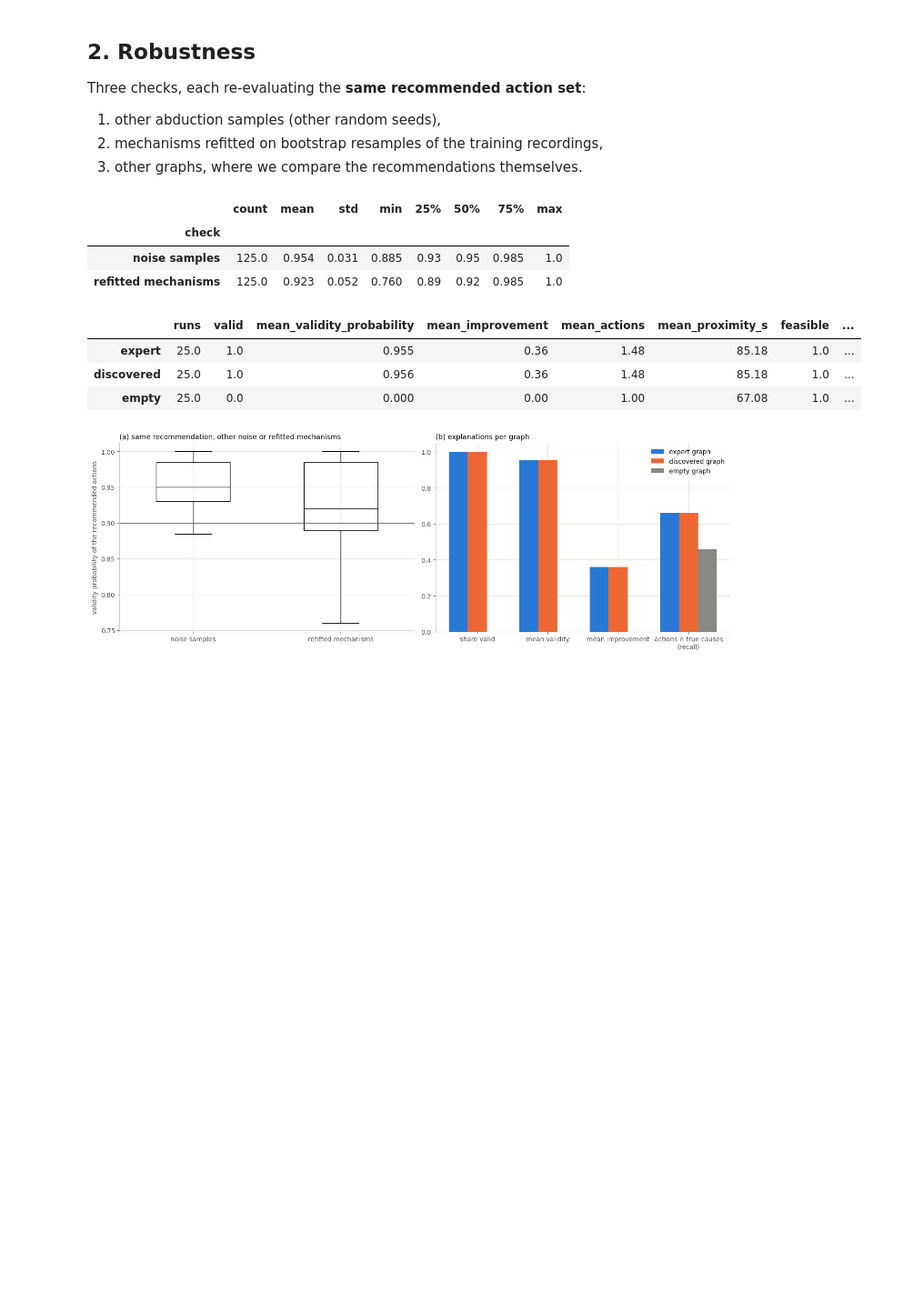
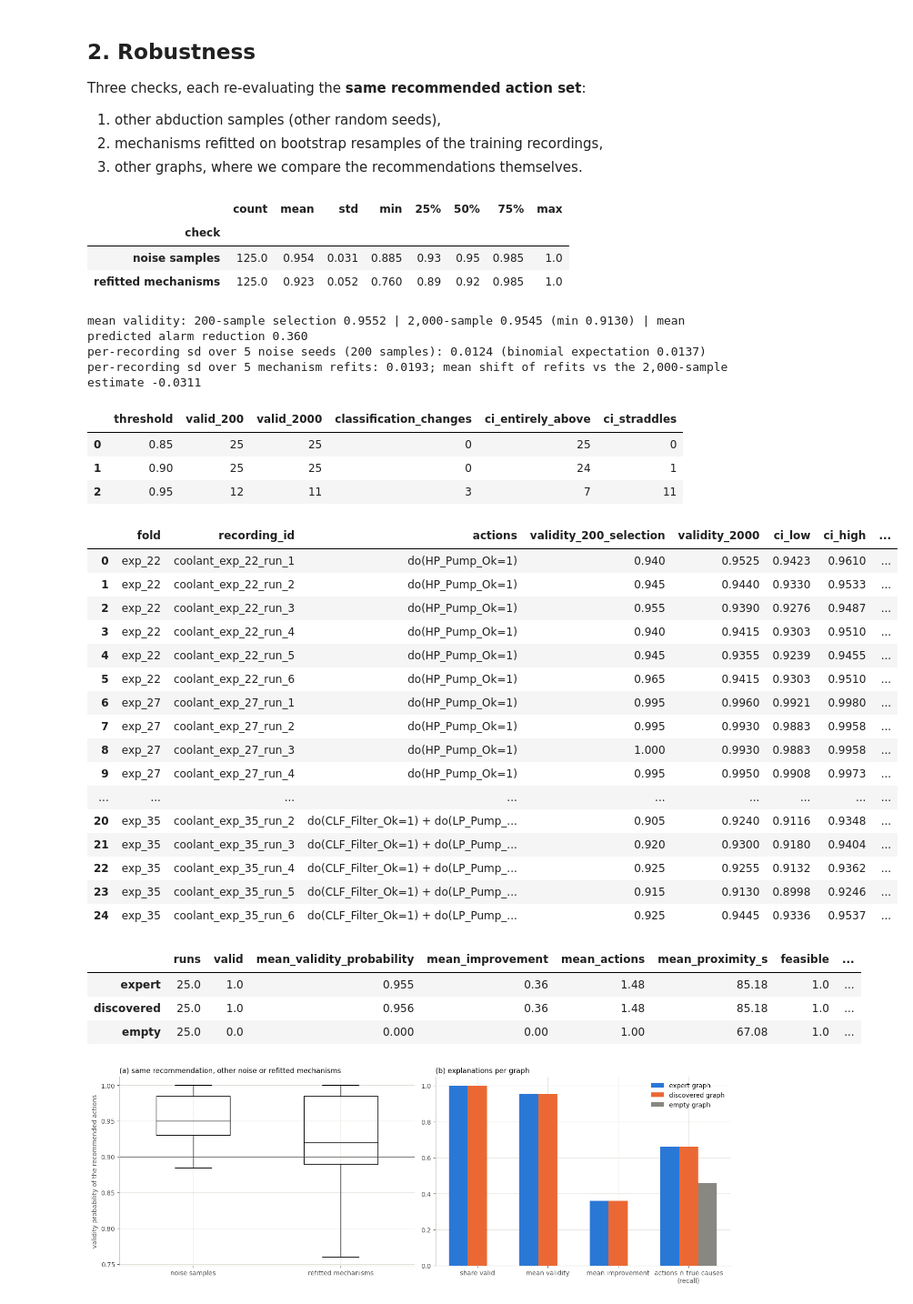
Before and after one commit to shweta-dataverse/causalAI-failure-prevention, a Jupyter notebook: notebooks/08_Counterfactual_XAI.ipynb, the cells around one changed output. Shown at 91% size. Drawn from its saved outputs; the diff is of its cells as text; code cells hidden in the pictures; blank space fills up the shorter version.

```diff
--- a/notebooks/08_Counterfactual_XAI.ipynb
+++ b/notebooks/08_Counterfactual_XAI.ipynb
@@ -295,6 +351,77 @@ robustness.groupby('check').validity_probability.describe().round(3)
 | check |  |  |  |  |  |  |  |  |
 | noise samples | 125.0 | 0.954 | 0.031 | 0.885 | 0.93 | 0.95 | 0.985 | 1.0 |
 | refitted mechanisms | 125.0 | 0.923 | 0.052 | 0.760 | 0.89 | 0.92 | 0.985 | 1.0 |
+# %%
+# independent monte carlo check: the selected action sets (not reselected) with 2,000 fresh abducted worlds each
+# (10 batches of 200 from one fixed seed); wilson 95% intervals are monte carlo uncertainty given the fitted scm
+def wilson(k, n, z=1.96):
+    p = k / n
+    centre = (p + z * z / (2 * n)) / (1 + z * z / n)
+    half = z * np.sqrt(p * (1 - p) / n + z * z / (4 * n * n)) / (1 + z * z / n)
+    return centre - half, centre + half
+
+mc_rows = []
+for (_, r), child in zip(explanations.iterrows(), np.random.SeedSequence(20261022).spawn(len(explanations))):
+    fold, rid = r.fold, r.recording_id
+    series = sc.recording_series(view_data, rid)
+    ranking = rankings[rankings.recording_id == rid]
+    detection = dict(zip(ranking.variable, ranking.detection_step))
+    chosen = [a.split('=')[0].removeprefix('do(') for a in r.actions.split(' + ')]
+    acts = [itv.Action(v, itv.allowed_value(v), max(1, detection[v])) for v in chosen]
+    window = rca.analysis_window(series, ALARMS, INTERVAL)
+    recorded = {v for v in series if not np.isnan(series[v]).all()}
+    outcome = [o.strip() for o in r.outcome_alarms.split(',') if o.strip()]
+    batches = [cfx.counterfactual(scms[fold], series, acts, outcome, window[0], 200, np.random.default_rng(b), recorded)
+               for b in child.spawn(10)]
+    k = int(round(sum(b.validity_probability for b in batches) * 200))
+    low, high = wilson(k, 2000)
+    mc_rows.append({'fold': fold, 'recording_id': rid, 'actions': r.actions, 'validity_200_selection': r.validity_probability,
+                    'validity_2000': k / 2000, 'ci_low': low, 'ci_high': high,
+                    'improvement_200': r.improvement, 'improvement_2000': float(np.mean([b.improvement for b in batches]))})
+mc = pd.DataFrame(mc_rows)
+ev.save_table(mc, f'08_{SUBSYSTEM}_validity_2000')
+print(f'mean validity: 200-sample selection {mc.validity_200_selection.mean():.4f} | 2,000-sample {mc.validity_2000.mean():.4f} '
+      f'(min {mc.validity_2000.min():.4f}) | mean predicted alarm reduction {mc.improvement_2000.mean():.3f}')
+thresholds = pd.DataFrame([{'threshold': t, 'valid_200': int((mc.validity_200_selection >= t).sum()),
+                            'valid_2000': int((mc.validity_2000 >= t).sum()),
+                            'classification_changes': int(((mc.validity_200_selection >= t) != (mc.validity_2000 >= t)).sum()),
+                            'ci_entirely_above': int((mc.ci_low >= t).sum()),
+                            'ci_straddles': int(((mc.ci_low < t) & (mc.ci_high >= t)).sum())} for t in (0.85, 0.90, 0.95)])
+ev.save_table(thresholds, f'08_{SUBSYSTEM}_validity_thresholds')
+# monte carlo spread (other noise, same scm) vs mechanism-estimation spread (refitted scms), from the robustness table
+spread = robustness.groupby(['recording_id', 'check']).validity_probability.agg(['mean', 'std']).unstack('check')
+mc_i = mc.set_index('recording_id')
+print(f"per-recording sd over 5 noise seeds (200 samples): {spread[('std', 'noise samples')].mean():.4f} "
+      f"(binomial expectation {np.sqrt(mc_i.validity_2000 * (1 - mc_i.validity_2000) / 200).mean():.4f})")
+print(f"per-recording sd over 5 mechanism refits: {spread[('std', 'refitted mechanisms')].mean():.4f}; "
+      f"mean shift of refits vs the 2,000-sample estimate {(spread[('mean', 'refitted mechanisms')] - mc_i.validity_2000).mean():+.4f}")
+display(thresholds)
+mc.round(4)
+# %% [output]
+mean validity: 200-sample selection 0.9552 | 2,000-sample 0.9545 (min 0.9130) | mean predicted alarm reduction 0.360
+per-recording sd over 5 noise seeds (200 samples): 0.0124 (binomial expectation 0.0137)
+per-recording sd over 5 mechanism refits: 0.0193; mean shift of refits vs the 2,000-sample estimate -0.0311
+|  | threshold | valid_200 | valid_2000 | classification_changes | ci_entirely_above | ci_straddles |
+| 0 | 0.85 | 25 | 25 | 0 | 25 | 0 |
+| 1 | 0.90 | 25 | 25 | 0 | 24 | 1 |
+| 2 | 0.95 | 12 | 11 | 3 | 7 | 11 |
+|  | fold | recording_id | actions | validity_200_selection | validity_2000 | ci_low | ci_high | ... |
+| 0 | exp_22 | coolant_exp_22_run_1 | do(HP_Pump_Ok=1) | 0.940 | 0.9525 | 0.9423 | 0.9610 | ... |
+| 1 | exp_22 | coolant_exp_22_run_2 | do(HP_Pump_Ok=1) | 0.945 | 0.9440 | 0.9330 | 0.9533 | ... |
+| 2 | exp_22 | coolant_exp_22_run_3 | do(HP_Pump_Ok=1) | 0.955 | 0.9390 | 0.9276 | 0.9487 | ... |
+| 3 | exp_22 | coolant_exp_22_run_4 | do(HP_Pump_Ok=1) | 0.940 | 0.9415 | 0.9303 | 0.9510 | ... |
+| 4 | exp_22 | coolant_exp_22_run_5 | do(HP_Pump_Ok=1) | 0.945 | 0.9355 | 0.9239 | 0.9455 | ... |
+| 5 | exp_22 | coolant_exp_22_run_6 | do(HP_Pump_Ok=1) | 0.965 | 0.9415 | 0.9303 | 0.9510 | ... |
+| 6 | exp_27 | coolant_exp_27_run_1 | do(HP_Pump_Ok=1) | 0.995 | 0.9960 | 0.9921 | 0.9980 | ... |
+| 7 | exp_27 | coolant_exp_27_run_2 | do(HP_Pump_Ok=1) | 0.995 | 0.9930 | 0.9883 | 0.9958 | ... |
+| 8 | exp_27 | coolant_exp_27_run_3 | do(HP_Pump_Ok=1) | 1.000 | 0.9930 | 0.9883 | 0.9958 | ... |
+| 9 | exp_27 | coolant_exp_27_run_4 | do(HP_Pump_Ok=1) | 0.995 | 0.9950 | 0.9908 | 0.9973 | ... |
+| ... | ... | ... | ... | ... | ... | ... | ... | ... |
+| 20 | exp_35 | coolant_exp_35_run_2 | do(CLF_Filter_Ok=1) + do(LP_Pump_... | 0.905 | 0.9240 | 0.9116 | 0.9348 | ... |
+| 21 | exp_35 | coolant_exp_35_run_3 | do(CLF_Filter_Ok=1) + do(LP_Pump_... | 0.920 | 0.9300 | 0.9180 | 0.9404 | ... |
+| 22 | exp_35 | coolant_exp_35_run_4 | do(CLF_Filter_Ok=1) + do(LP_Pump_... | 0.925 | 0.9255 | 0.9132 | 0.9362 | ... |
+| 23 | exp_35 | coolant_exp_35_run_5 | do(CLF_Filter_Ok=1) + do(LP_Pump_... | 0.915 | 0.9130 | 0.8998 | 0.9246 | ... |
+| 24 | exp_35 | coolant_exp_35_run_6 | do(CLF_Filter_Ok=1) + do(LP_Pump_... | 0.925 | 0.9445 | 0.9336 | 0.9537 | ... |
 # %%
 # recommendations with the discovered and the empty graph
 explanations_by_graph = {'expert': explanations}
```
Also changed, not shown: parts of 2 cells of this notebook, 19 other files.
